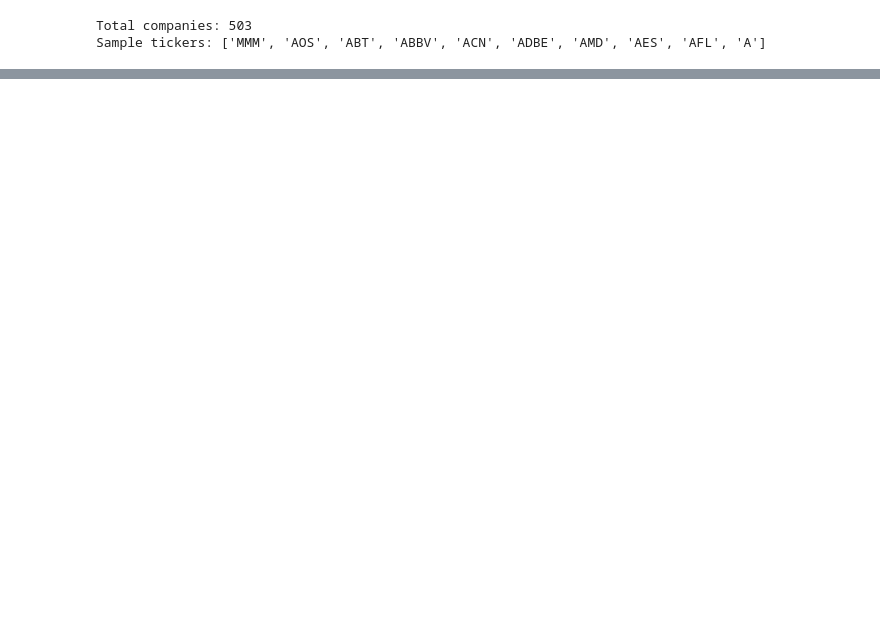
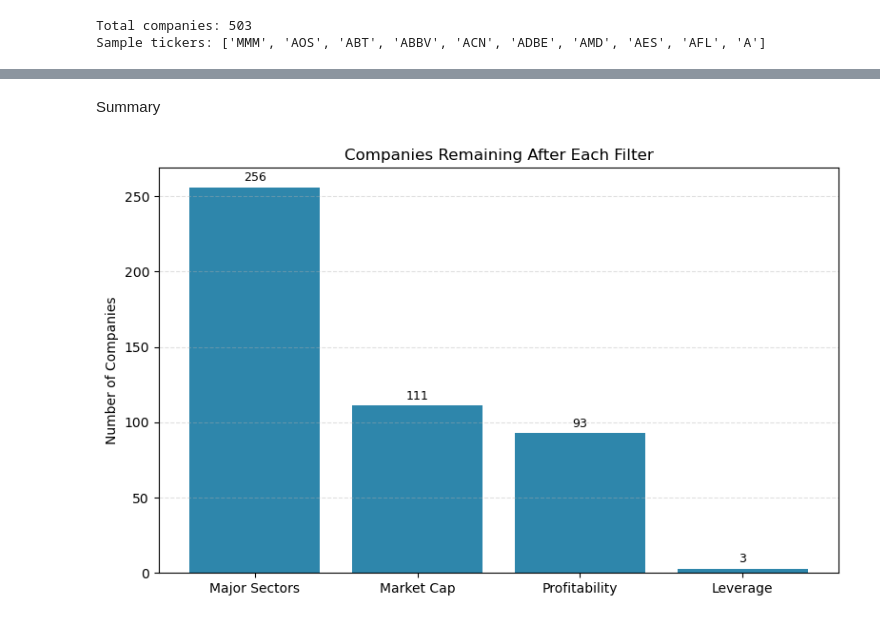
Before and after one commit to eccll/mna-prediction-risk, a Jupyter notebook: mna_project.ipynb, the cells around one changed output, grey strips where cells are left out. Drawn from its saved outputs; the diff is of its cells as text; code cells hidden in the pictures; blank space fills up the shorter version.

```diff
--- a/mna_project.ipynb
+++ b/mna_project.ipynb
@@ -115,0 +115,30 @@ After Leverage filter: 3
+# %% [markdown]
+Summary
+# %%
+import matplotlib.pyplot as plt
+
+filter_counts = {
+    "Major Sectors": df_fin.shape[0],
+    "Market Cap": df1.shape[0],
+    "Profitability": df2.shape[0],
+    "Leverage": df3.shape[0]
+}
+
+x = list(filter_counts.keys())
+y = list(filter_counts.values())
+
+plt.figure(figsize=(8, 5))
+bars = plt.bar(x, y, color="#2E86AB")
+
+for b in bars:
+    h = b.get_height()
+    plt.text(b.get_x() + b.get_width()/2, h + 2, f'{h}', ha='center', va='bottom', fontsize=9)
+
+plt.title("Companies Remaining After Each Filter")
+plt.ylabel("Number of Companies")
+plt.grid(axis="y", linestyle="--", alpha=0.4)
+plt.tight_layout()
+plt.savefig("filter_step_summary.png", dpi=300)
+plt.show()
+# %% [output]
+[figure, added]
```
Also changed, not shown: parts of 10 cells of this notebook, 12 other files.
